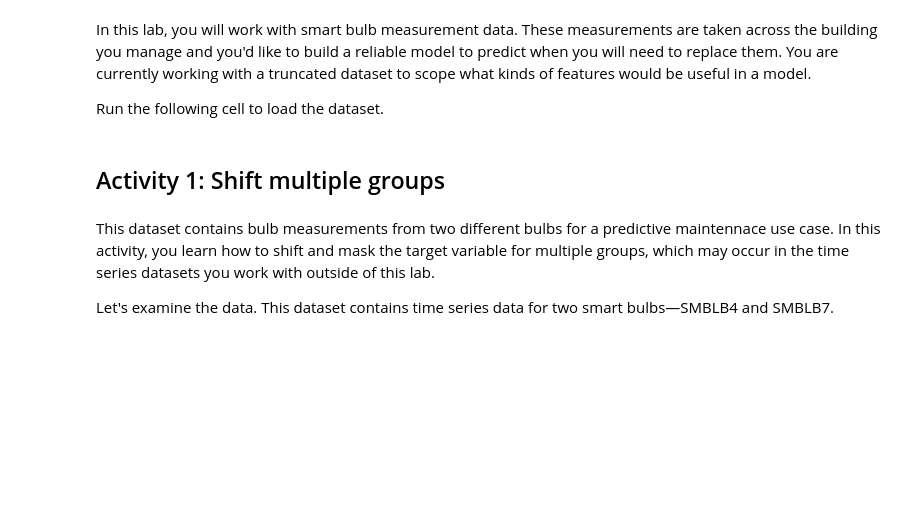
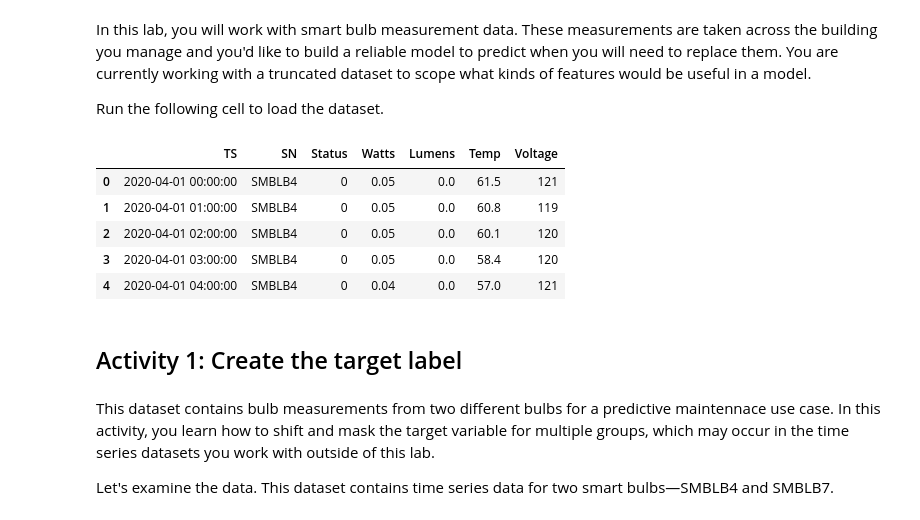
Before and after one commit to c3-jasonjiang/ts-tutorial, a Jupyter notebook: solutions/lab-create-encode-time-series-features-solution.ipynb, the cells around one changed output. Cells and saved outputs as stored; diff of their text form; code cells hidden in the pictures; blank space fills up the shorter version.

```diff
--- a/solutions/lab-create-encode-time-series-features-solution.ipynb
+++ b/solutions/lab-create-encode-time-series-features-solution.ipynb
@@ -32,10 +38,18 @@ In this lab, you will work with smart bulb measurement data. These measurements
 
 Run the following cell to load the dataset.
 # %%
-df = pd.read_csv('../data/smartbulb_trunc.csv')
+df = pd.read_csv('./data/smartbulb_trunc.csv')
 df['TS'] = pd.to_datetime(df['TS'])
+df.head()
+# %% [output]
+|  | TS | SN | Status | Watts | Lumens | Temp | Voltage |
+| 0 | 2020-04-01 00:00:00 | SMBLB4 | 0 | 0.05 | 0.0 | 61.5 | 121 |
+| 1 | 2020-04-01 01:00:00 | SMBLB4 | 0 | 0.05 | 0.0 | 60.8 | 119 |
+| 2 | 2020-04-01 02:00:00 | SMBLB4 | 0 | 0.05 | 0.0 | 60.1 | 120 |
+| 3 | 2020-04-01 03:00:00 | SMBLB4 | 0 | 0.05 | 0.0 | 58.4 | 120 |
+| 4 | 2020-04-01 04:00:00 | SMBLB4 | 0 | 0.04 | 0.0 | 57.0 | 121 |
 # %% [markdown]
-## Activity 1: Shift multiple groups
+## Activity 1: Create the target label
 # %% [markdown]
 This dataset contains bulb measurements from two different bulbs for a predictive maintennace use case. In this activity, you learn how to shift and mask the target variable for multiple groups, which may occur in the time series datasets you work with outside of this lab.
 
```
Also changed, not shown: parts of 9 cells of this notebook, 2 other files.
